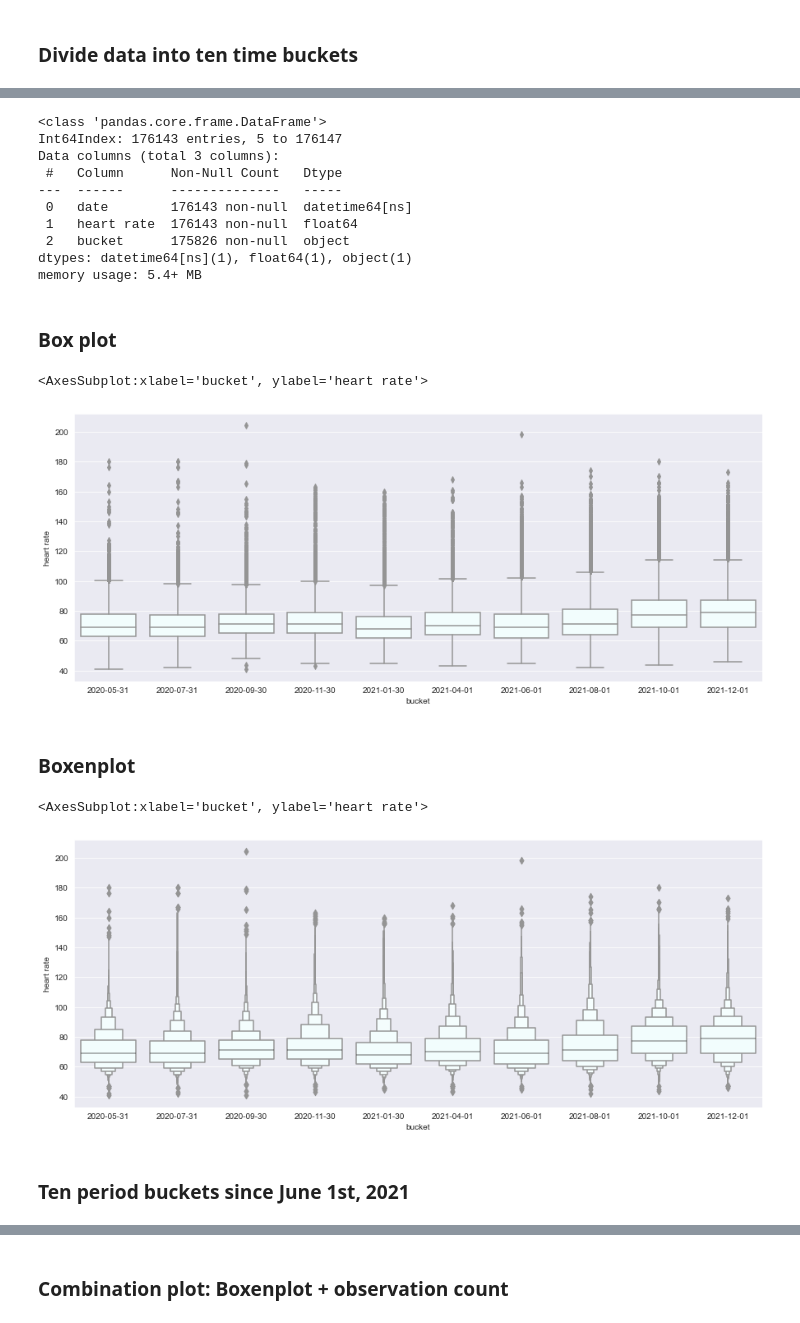
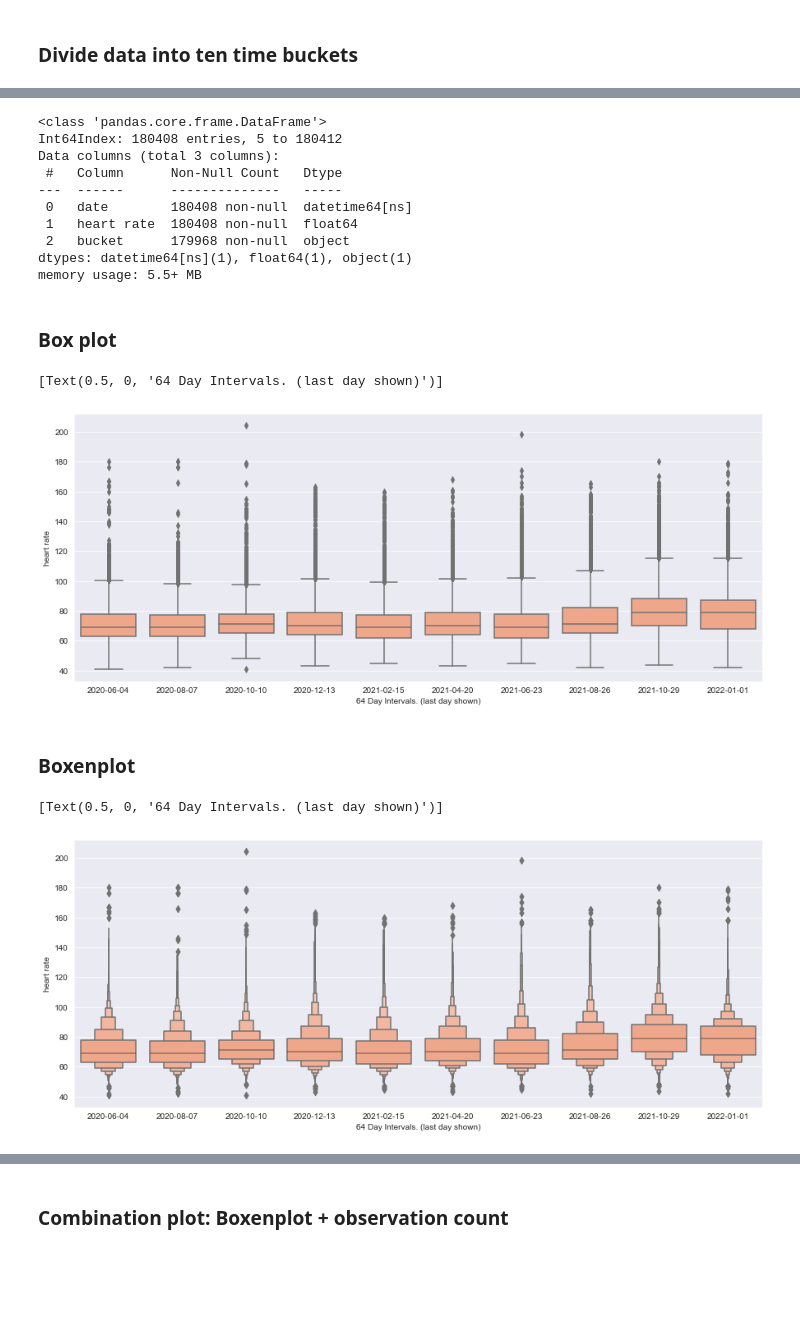
Before and after one commit to trin5tensa/apple_health_analysis, a Jupyter notebook: Notebooks/Heart Rate Boxenplot.ipynb, the cells around one changed output, grey strips where cells are left out. Cells and saved outputs as stored; diff of their text form; code cells hidden in the pictures; blank space fills up the shorter version.

```diff
--- a/Notebooks/Heart Rate Boxenplot.ipynb
+++ b/Notebooks/Heart Rate Boxenplot.ipynb
@@ -63,7 +63,6 @@ Timestamp('2020-03-30 20:11:49')
 start = ds.date.min()
 end = ds.date.max()
 period_of_interest = end - start
-bucket_size = int(str(period_of_interest.days)) // 10
-categories = TimeCategories(start, end, bucket_size)
+categories = TimeCategories(start, end)
 categories
 # %% [output]
@@ -73,35 +72,35 @@ ds['bucket'] = ds['date'].apply(categories.get_category)
 ds.info()
 # %% [output]
 <class 'pandas.core.frame.DataFrame'>
-Int64Index: 176143 entries, 5 to 176147
+Int64Index: 180408 entries, 5 to 180412
 Data columns (total 3 columns):
  #   Column      Non-Null Count   Dtype
 ---  ------      --------------   -----
- 0   date        176143 non-null  datetime64[ns]
- 1   heart rate  176143 non-null  float64
- 2   bucket      175826 non-null  object
+ 0   date        180408 non-null  datetime64[ns]
+ 1   heart rate  180408 non-null  float64
+ 2   bucket      179968 non-null  object
 dtypes: datetime64[ns](1), float64(1), object(1)
-memory usage: 5.4+ MB
+memory usage: 5.5+ MB
 # %% [markdown]
 ### Box plot
 # %%
 _, axes = pyplot.subplots(figsize=(15, 6))
 seaborn.boxplot(data=ds,
                 x='bucket', y='heart rate',
-                ax=axes, palette=['azure'])
+                ax=axes, palette=['lightsalmon'])
+axes.set(xlabel=f"{categories.category_size} Day Intervals. (last day shown)")
 # %% [output]
-<AxesSubplot:xlabel='bucket', ylabel='heart rate'>
+[Text(0.5, 0, '64 Day Intervals. (last day shown)')]
-[figure, old version]
+[figure, new version]
 # %% [markdown]
 ### Boxenplot
 # %%
 _, axes = pyplot.subplots(figsize=(15, 6))
 seaborn.boxenplot(data=ds,
                   x='bucket',
                   y='heart rate',
-                  ax=axes, palette=['azure'])
+                  ax=axes, palette=['lightsalmon'])
+axes.set(xlabel=f"{categories.category_size} Day Intervals. (last day shown)")
 # %% [output]
-<AxesSubplot:xlabel='bucket', ylabel='heart rate'>
+[Text(0.5, 0, '64 Day Intervals. (last day shown)')]
-[figure, old version]
+[figure, new version]
-# %% [markdown]
-### Ten period buckets since June 1st, 2021
```
Also changed, not shown: parts of 7 cells of this notebook, 5 other files.
